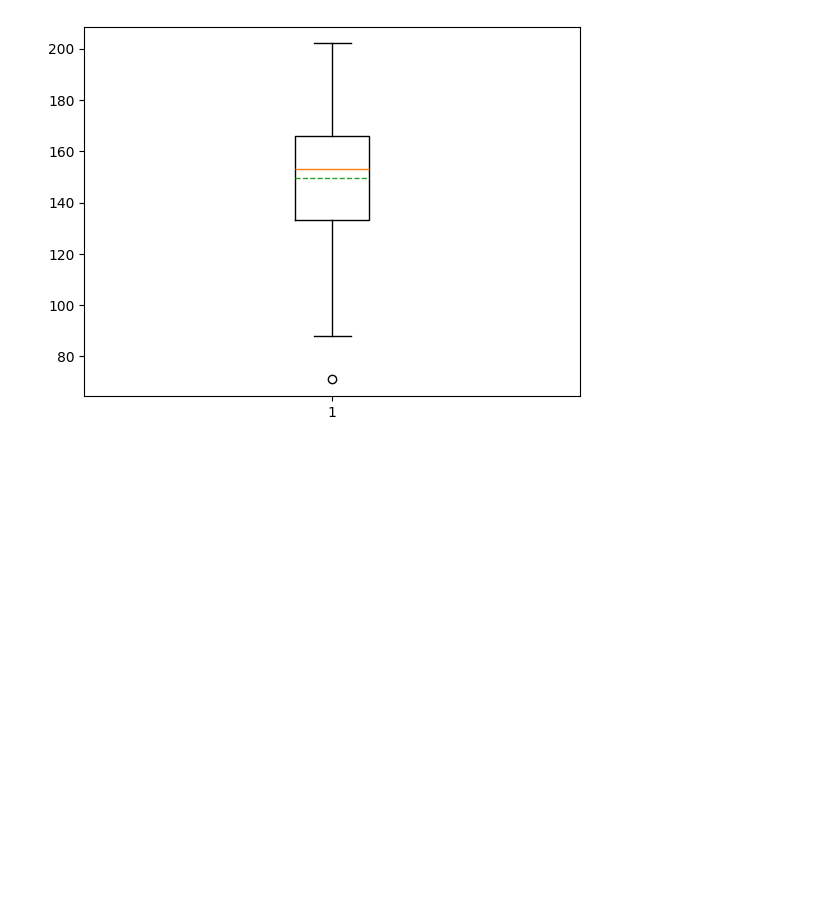
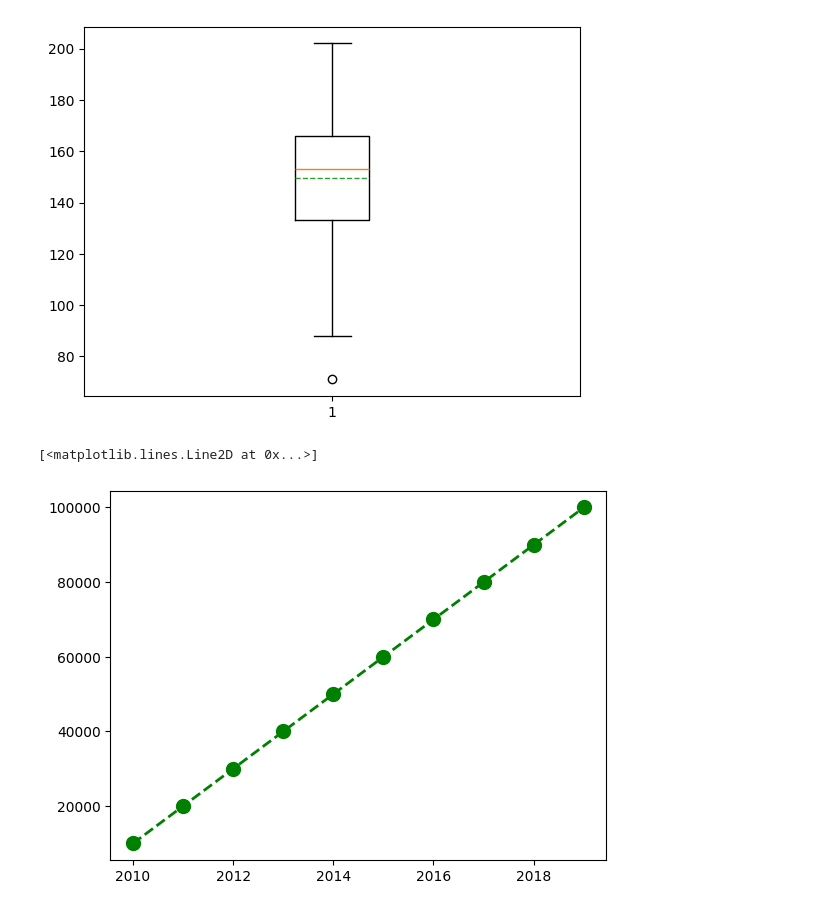
Before and after one commit to swadhinbiswas/pandasLearningbackup, a Jupyter notebook: matplotlib.ipynb, the cells around one changed output. Cells and saved outputs as stored; diff of their text form; code cells hidden in the pictures; blank space fills up the shorter version.

```diff
--- a/matplotlib.ipynb
+++ b/matplotlib.ipynb
@@ -54,3 +54,12 @@ plt.boxplot(maxhours,showmeans=True,meanline=True)
  'fliers': [<matplotlib.lines.Line2D at 0x...>],
  'means': [<matplotlib.lines.Line2D at 0x...>]}
 [figure]
+# %%
+yesrs=[2010,2011,2012,2013,2014,2015,2016,2017,2018,2019]
+salary=[10000,20000,30000,40000,50000,60000,70000,80000,90000,100000]
+
+
+plt.plot(yesrs,salary,marker='o',color='g',linestyle='--',linewidth=2,markersize=10)
+# %% [output]
+[<matplotlib.lines.Line2D at 0x...>]
+[figure, added]
```
